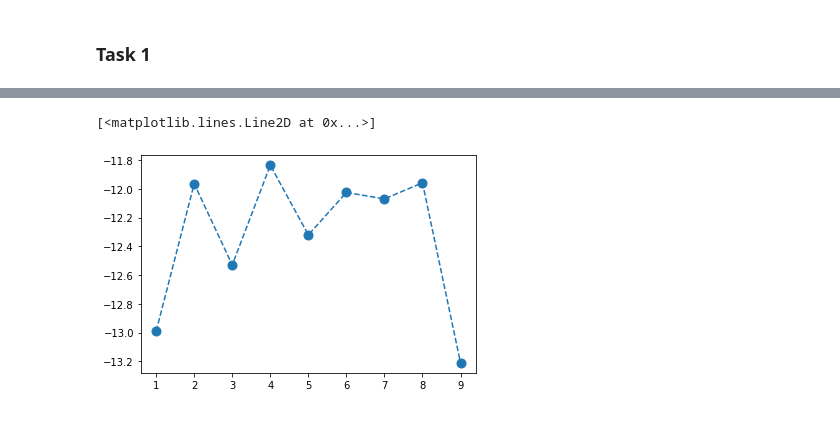
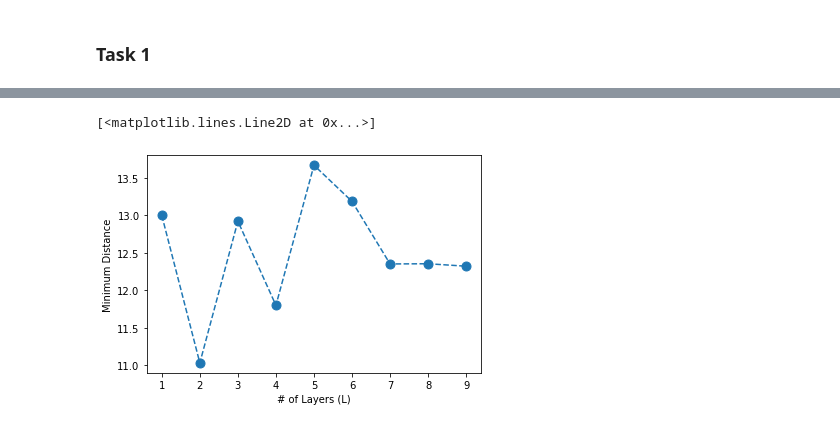
Before and after one commit to dsskonuru/ga-optimized-vqa, a Jupyter notebook: qosf_screening_task_1.ipynb, the cells around one changed output, grey strips where cells are left out. Drawn from its saved outputs; the diff is of its cells as text; code cells hidden in the pictures.

```diff
--- a/qosf_screening_task_1.ipynb
+++ b/qosf_screening_task_1.ipynb
@@ -182,6 +179,6 @@ fit0
 # %%
 def select_mating_pool(population, fitness, num_parents):
-    # Selecting the best individuals in the current generation as parents for producing the offspring of the next generation.
+    """Selects the best individuals in the current generation as parents"""
     parents = []
     for parent_num in range(num_parents):
         max_fitness_idx = fitness.index(max(fitness))
@@ -230,6 +230,6 @@ ofc
 # %%
 def mutation(offspring_crossover):
-    # Mutation changes a single gene in each offspring randomly.
+    """Creates mutation at a random gene in the offsprings"""
     for idx in range(len(offspring_crossover)):
         # The random value to be added to the gene.
         random_idx = np.random.randint(num_qubits)
@@ -251,10 +253,12 @@ ofm
 # %%
+L = 2
 sol_per_pop = 20
-num_generations = 400
+num_generations = 50
 
-def genetic_algorithm(sol_per_pop, num_generations, transpiled_qc):
+def genetic_algorithm(sol_per_pop, num_generations, L, verbose = True):
+  """Implements the genetic algorithm"""
     fitness_g = []
-    new_population = init_pop(sol_per_pop)
+    new_population = init_pop(sol_per_pop, L)
     num_parents_mating = sol_per_pop // 2
 
     best_fitness = -99
@@ -262,7 +266,7 @@ def genetic_algorithm(sol_per_pop, num_generations, transpiled_qc):
     for generation in range(num_generations):
 
     # Measuring the fitness of each chromosome in the population.
-        fitness = cal_fitness(new_population, transpiled_qc)
+        fitness = cal_fitness(new_population, L)
 
     # Selecting the best parents in the population for mating.
         parents = select_mating_pool(new_population, fitness, num_parents_mating)
@@ -277,7 +281,6 @@ def genetic_algorithm(sol_per_pop, num_generations, transpiled_qc):
         new_population = parents + offspring_mutation
 
         fit_gen = np.max(fitness)
-        fitness_g.append(fit_gen)
 
     # Getting the best solution
         if fit_gen > best_fitness:
@@ -285,9 +288,15 @@ def genetic_algorithm(sol_per_pop, num_generations, transpiled_qc):
             best_fitness_idx = np.where(fitness == fit_gen)[0][0]
             best_sol = new_population[best_fitness_idx]
 
-    return best_fitness, best_sol, fitness_g
+        if verbose == True:
+            fitness_g.append(fit_gen)
 
-best_fitness, best_sol, fitness_g = genetic_algorithm(sol_per_pop, num_generations, transpiled_qc)
+    if verbose == True:
+        return best_fitness, best_sol, fitness_g
+    else:
+        return best_fitness, best_sol
+
+best_fitness, best_sol, fitness_g = genetic_algorithm(sol_per_pop, num_generations, L)
 # %%
 print('Fitness :', best_fitness)
 print('Parameters :', best_sol)
@@ -306,15 +317,14 @@ plt.plot(fitness_g)
 # %%
-%%time
+# %%time
+sol_per_pop = 20
+num_generations = 300
 L = 10
+
 y = []
 for l in range(1,L):
     qr = QuantumRegister(4, 'q')
     qc = QuantumCircuit(qr)
 
-    for _ in range(l):
-        qc.append(U_inst, [qr[0], qr[1], qr[2], qr[3]])
-
-    transpiled_qc = transpile(qc, backend=statevector_backend)
-
-    best_fitness, best_sol, fitness_g = genetic_algorithm(20, 400, transpiled_qc)
+    best_fitness, best_sol = genetic_algorithm(sol_per_pop, num_generations, L, verbose = False)
     y.append(best_fitness)
+    # print("Executed Layer: "+l)
@@ -324,5 +331,7 @@ Wall time: 33min 13s
 # %%
-plt.plot(list(range(1,L)), y, linestyle='dashed', marker='o', markersize=9)
+plt.xlabel("# of Layers (L)")
+plt.ylabel("Minimum Distance")
+plt.plot(list(range(1,L)), -1*np.array(y), linestyle='dashed', marker='o', markersize=9)
 # %% [output]
 [<matplotlib.lines.Line2D at 0x...>]
-[figure, old version]
+[figure, new version]
```
Also changed, not shown: parts of 39 cells of this notebook, 1 other file.
